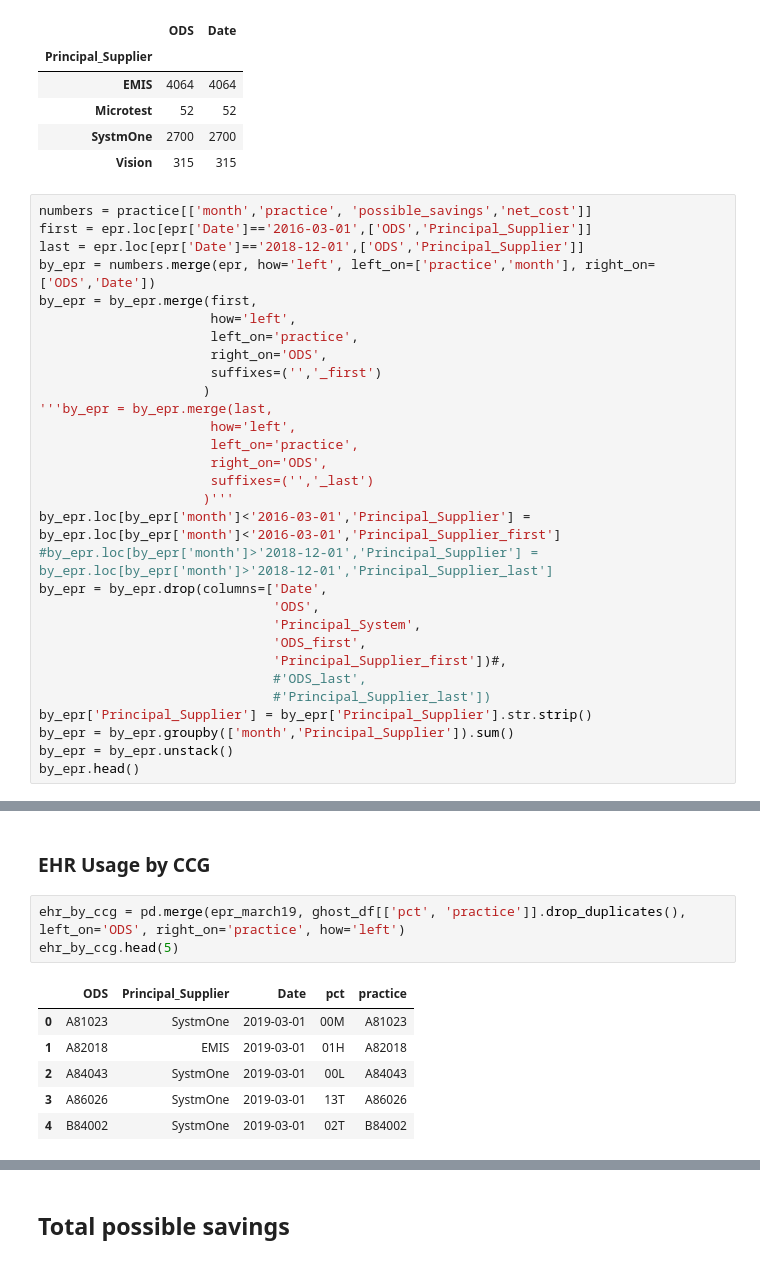
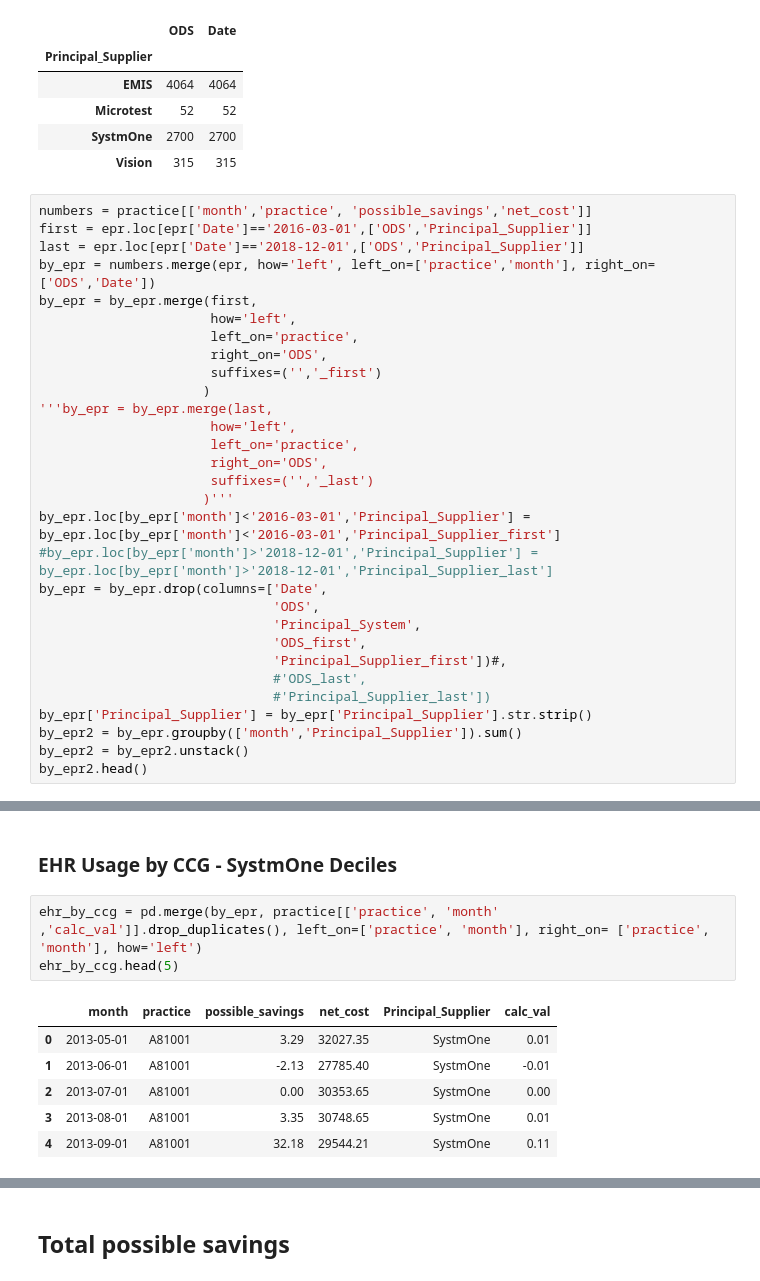
Before and after one commit to ebmdatalab/ghost_branded_generics_paper, a Jupyter notebook: Ghost Branded Generics.ipynb, the cells around one changed output, grey strips where cells are left out. Cells and saved outputs as stored; diff of their text form.

```diff
--- a/Ghost Branded Generics.ipynb
+++ b/Ghost Branded Generics.ipynb
@@ -298,9 +391,9 @@ by_epr = by_epr.drop(columns=['Date',
                               #'ODS_last',
                               #'Principal_Supplier_last'])
 by_epr['Principal_Supplier'] = by_epr['Principal_Supplier'].str.strip()
-by_epr = by_epr.groupby(['month','Principal_Supplier']).sum()
-by_epr = by_epr.unstack()
-by_epr.head()
+by_epr2 = by_epr.groupby(['month','Principal_Supplier']).sum()
+by_epr2 = by_epr2.unstack()
+by_epr2.head()
 # %% [output]
 |  | possible_savings |  |  |  | net_cost |  |  |  |
 | Principal_Supplier | EMIS | Microtest | SystmOne | Vision | EMIS | Microtest | SystmOne | Vision |
@@ -313,12 +415,12 @@ by_epr.head()
 # %% [markdown]
-### EHR Usage by CCG
+### EHR Usage by CCG - SystmOne Deciles
 # %%
-ehr_by_ccg = pd.merge(epr_march19, ghost_df[['pct', 'practice']].drop_duplicates(), left_on='ODS', right_on='practice', how='left')
+ehr_by_ccg = pd.merge(by_epr, practice[['practice', 'month' ,'calc_val']].drop_duplicates(), left_on=['practice', 'month'], right_on= ['practice', 'month'], how='left')
 ehr_by_ccg.head(5)
 # %% [output]
-|  | ODS | Principal_Supplier | Date | pct | practice |
-| 0 | A81023 | SystmOne | 2019-03-01 | 00M | A81023 |
-| 1 | A82018 | EMIS | 2019-03-01 | 01H | A82018 |
-| 2 | A84043 | SystmOne | 2019-03-01 | 00L | A84043 |
-| 3 | A86026 | SystmOne | 2019-03-01 | 13T | A86026 |
-| 4 | B84002 | SystmOne | 2019-03-01 | 02T | B84002 |
+|  | month | practice | possible_savings | net_cost | Principal_Supplier | calc_val |
+| 0 | 2013-05-01 | A81001 | 3.29 | 32027.35 | SystmOne | 0.01 |
+| 1 | 2013-06-01 | A81001 | -2.13 | 27785.40 | SystmOne | -0.01 |
+| 2 | 2013-07-01 | A81001 | 0.00 | 30353.65 | SystmOne | 0.00 |
+| 3 | 2013-08-01 | A81001 | 3.35 | 30748.65 | SystmOne | 0.01 |
+| 4 | 2013-09-01 | A81001 | 32.18 | 29544.21 | SystmOne | 0.11 |
```
Also changed, not shown: parts of 22 cells of this notebook, 5 other files.
